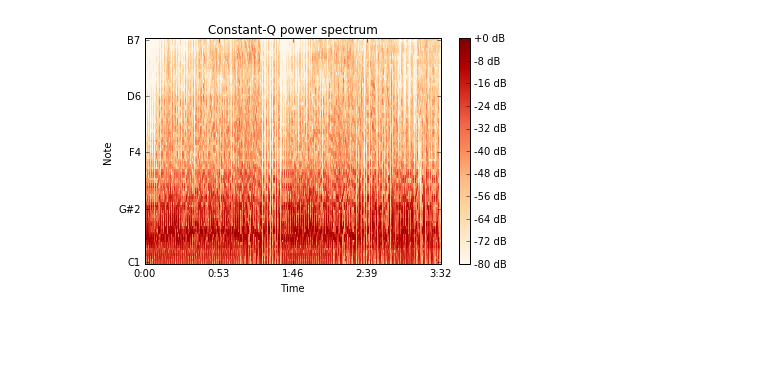
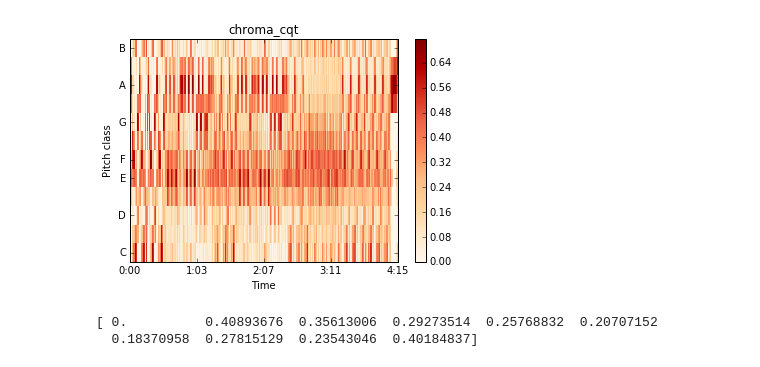
Before and after one commit to fabiogoro/ssm, a Jupyter notebook: Untitled.ipynb, the cells around one changed output. Saved outputs shown, nothing was run; the diff lists cells and outputs as text; code cells hidden in the pictures; blank space fills up the shorter version.

```diff
--- a/Untitled.ipynb
+++ b/Untitled.ipynb
@@ -1,18 +1,32 @@
 # %%
 %matplotlib inline
 
 import numpy as np
 import matplotlib.pyplot as plt
 import librosa
 
-y, sr = librosa.load('hardest.mp3')
-C = np.abs(librosa.cqt(y, sr=sr,real=True))
-librosa.display.specshow(librosa.logamplitude(C**2, ref_power=np.max),
-                         sr=sr, x_axis='time', y_axis='cqt_note')
-
-plt.colorbar(format='%+2.0f dB')
-plt.title('Constant-Q power spectrum')
-plt.tight_layout()
+y, sr = librosa.load('otherside.mp3')
+chroma_cq = librosa.feature.chroma_cens(y=y, sr=sr)#, hop_length=512*16)
+librosa.display.specshow(chroma_cq, sr=sr, y_axis='chroma', x_axis='time')
+plt.title('chroma_cqt')
+plt.colorbar()
 plt.show()
 # %% [output]
-[figure, old version]
+[figure, new version]
+# %%
+N = chroma_cq.shape[1]/32
+chroma = np.ndarray((12,N))
+for i in np.arange(N):
+    chroma[:,i] = np.mean(chroma_cq[:,32*i:32*(i+1)],axis=1)
+
+out = np.ndarray((N,N))
+for i in np.arange(N):
+    a = chroma_cq[:,32*i]
+    for j in np.arange(N):
+        b = chroma_cq[:,32*j]
+        out[i,j] = 1-np.dot(a,b)/(np.linalg.norm(a)*np.linalg.norm(b))
+
+print out[0:10,0]
+# %% [output]
+[ 0.          0.40893676  0.35613006  0.29273514  0.25768832  0.20707152
+  0.18370958  0.27815129  0.23543046  0.40184837]
```
Also changed, not shown: parts of 5 cells of this notebook.
